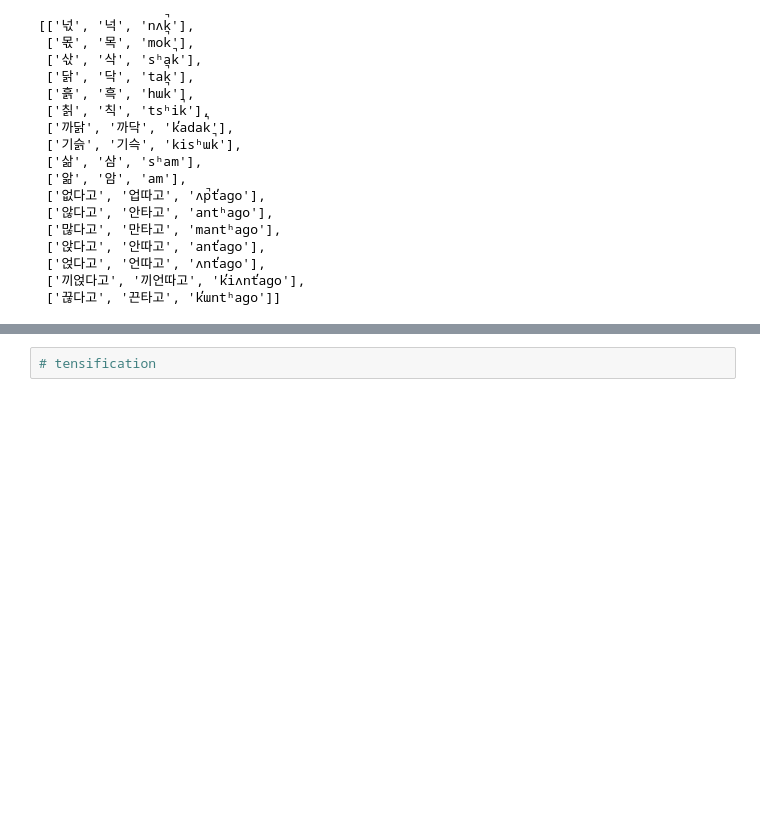
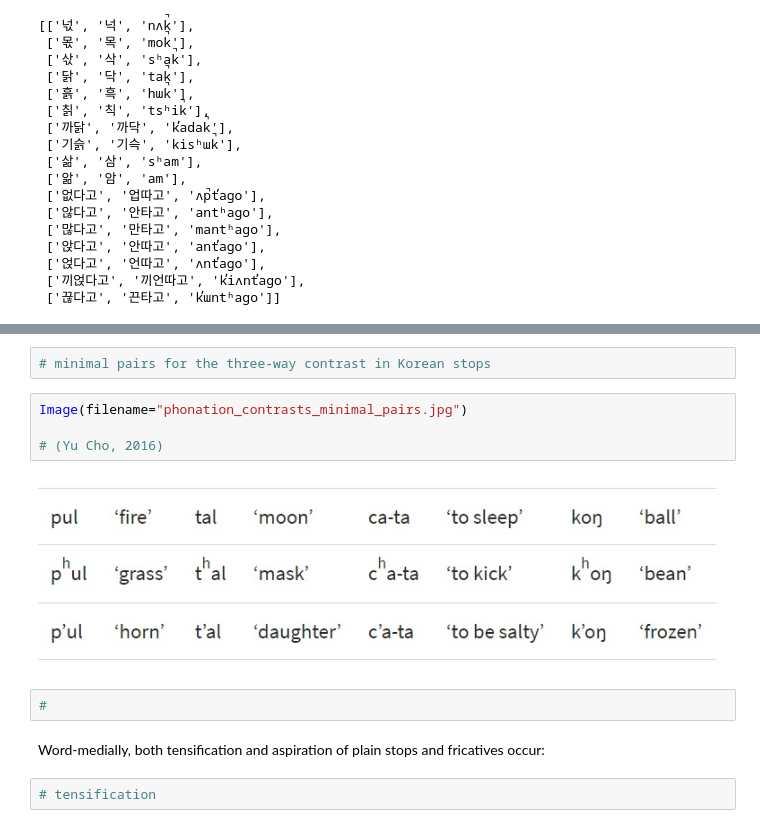
Before and after one commit to benteechur/korean-dictionary, a Jupyter notebook: pronunciation-prediction/06_validation.ipynb, the cells around one changed output, grey strips where cells are left out. Drawn from its saved outputs; the diff is of its cells as text; blank space fills up the shorter version.

```diff
--- a/pronunciation-prediction/06_validation.ipynb
+++ b/pronunciation-prediction/06_validation.ipynb
@@ -474,3 +377,15 @@ Segment (Letter) Accuracy:   89.42%
+# %%
+# minimal pairs for the three-way contrast in Korean stops
+# %%
+Image(filename="phonation_contrasts_minimal_pairs.jpg")
+
+# (Yu Cho, 2016)
+# %% [output]
+[figure, added]
+# %%
+#
+# %% [markdown]
+Word-medially, both tensification and aspiration of plain stops and fricatives occur:
 # %%
 # tensification
 # %% [markdown]
```
Also changed, not shown: parts of 43 cells of this notebook, 4 other files.
